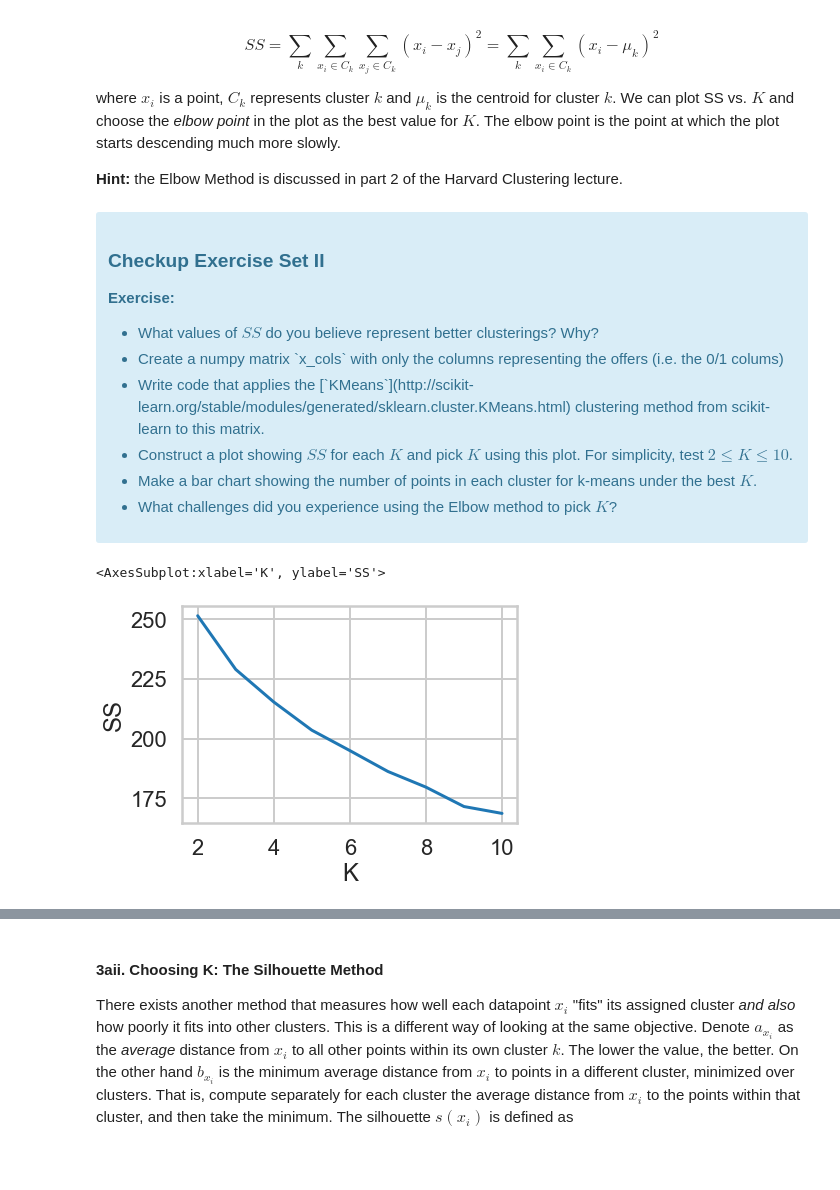
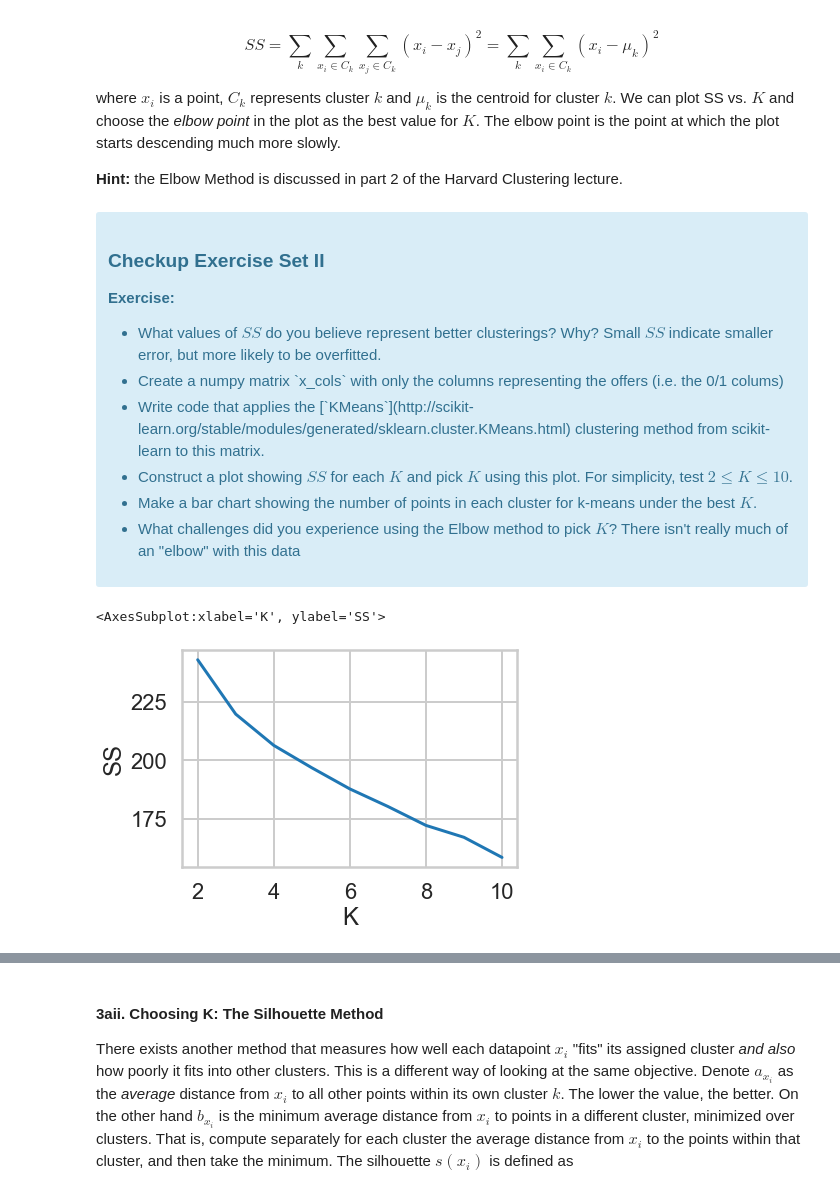
Before and after one commit to suri0001/ClusteringCaseStudy, a Jupyter notebook: Clustering Case Study - Customer Segmentation with K-Means - Tier 3.ipynb, the cells around one changed output, grey strips where cells are left out. Cells and saved outputs as stored; diff of their text form; code cells hidden in the pictures; blank space fills up the shorter version.

```diff
--- a/Clustering Case Study - Customer Segmentation with K-Means - Tier 3.ipynb
+++ b/Clustering Case Study - Customer Segmentation with K-Means - Tier 3.ipynb
@@ -136,23 +139,25 @@ where $x_i$ is a point, $C_k$ represents cluster $k$ and $\mu_k$ is the centroid
 <p><b>Exercise:</b></p>
 <ul>
 <li> What values of $SS$ do you believe represent better clusterings? Why?
+    Small $SS$ indicate smaller error, but more likely to be overfitted.
 <li> Create a numpy matrix `x_cols` with only the columns representing the offers (i.e. the 0/1 colums)
 <li> Write code that applies the [`KMeans`](http://scikit-learn.org/stable/modules/generated/sklearn.cluster.KMeans.html) clustering method from scikit-learn to this matrix.
 <li> Construct a plot showing $SS$ for each $K$ and pick $K$ using this plot. For simplicity, test $2 \le K \le 10$.
 <li> Make a bar chart showing the number of points in each cluster for k-means under the best $K$.
 <li> What challenges did you experience using the Elbow method to pick $K$?
+    There isn't really much of an "elbow" with this data
 </ul>
 </div>
 # %%
 # your turn
-x_cols = np.mat(df[cols[1:]])
+x_cols = np.mat(df[df.columns[1:]])
 from sklearn.cluster import KMeans
 #km = KMeans(n_clusters=10).fit(x_cols)
 l=[]
 for k in range(2,11):
     km = KMeans(n_clusters=k).fit(x_cols)
     l.append([k,km.inertia_])
 sns.lineplot(x = 'K', y = 'SS', data = pd.DataFrame(np.array(l), columns = ['K', 'SS']))
 # %% [output]
 <AxesSubplot:xlabel='K', ylabel='SS'>
-[figure, old version]
+[figure, new version]
```
Also changed, not shown: parts of 10 cells of this notebook.
